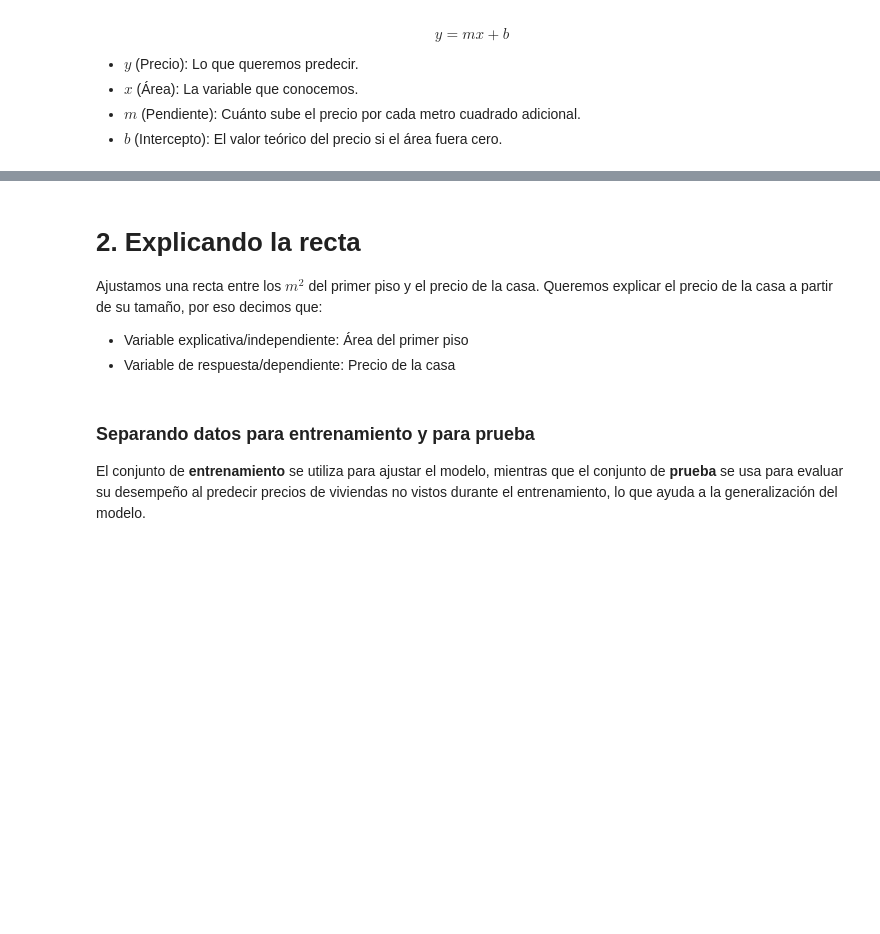
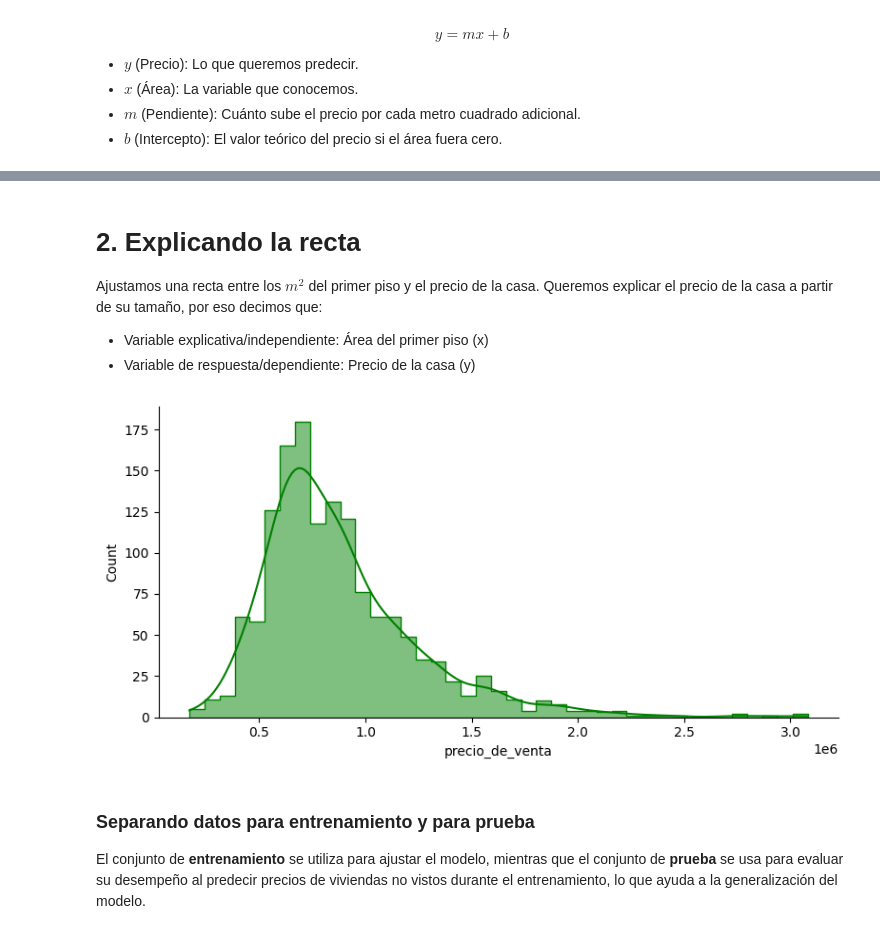
Before and after one commit to Basurero2/Data-Science-probando-relaciones-con-regresion-lineal, a Jupyter notebook: precios_de_inmuebles_regresion_lineal.ipynb, the cells around one changed output, grey strips where cells are left out. Saved outputs shown, nothing was run; the diff lists cells and outputs as text; code cells hidden in the pictures; blank space fills up the shorter version.

```diff
--- a/precios_de_inmuebles_regresion_lineal.ipynb
+++ b/precios_de_inmuebles_regresion_lineal.ipynb
@@ -215,5 +216,5 @@ px.scatter(datos, x="area_primer_piso", y="precio_de_venta", trendline="ols", tr
 # 2. Explicando la recta
 Ajustamos una recta entre los $m^2$ del primer piso y el precio de la casa. Queremos explicar el precio de la casa a partir de su tamaño, por eso decimos que:
 
-* Variable explicativa/independiente: Área del primer piso
-* Variable de respuesta/dependiente: Precio de la casa
+* Variable explicativa/independiente: Área del primer piso (x)
+* Variable de respuesta/dependiente: Precio de la casa  (y)
@@ -222,3 +224,10 @@ Ajustamos una recta entre los $m^2$ del primer piso y el precio de la casa. Quer
+# %%
+#Quién es nuestra variable de respuesta?
+
+sns.displot(datos["precio_de_venta"], color="green" , kde=True, element="step", height=4, aspect=2)  #grafico de frecuencias
+plt.show()
+# %% [output]
+[figure, added]
 # %% [markdown]
 ### Separando datos para entrenamiento y para prueba
 
```
Also changed, not shown: parts of 93 cells of this notebook.
